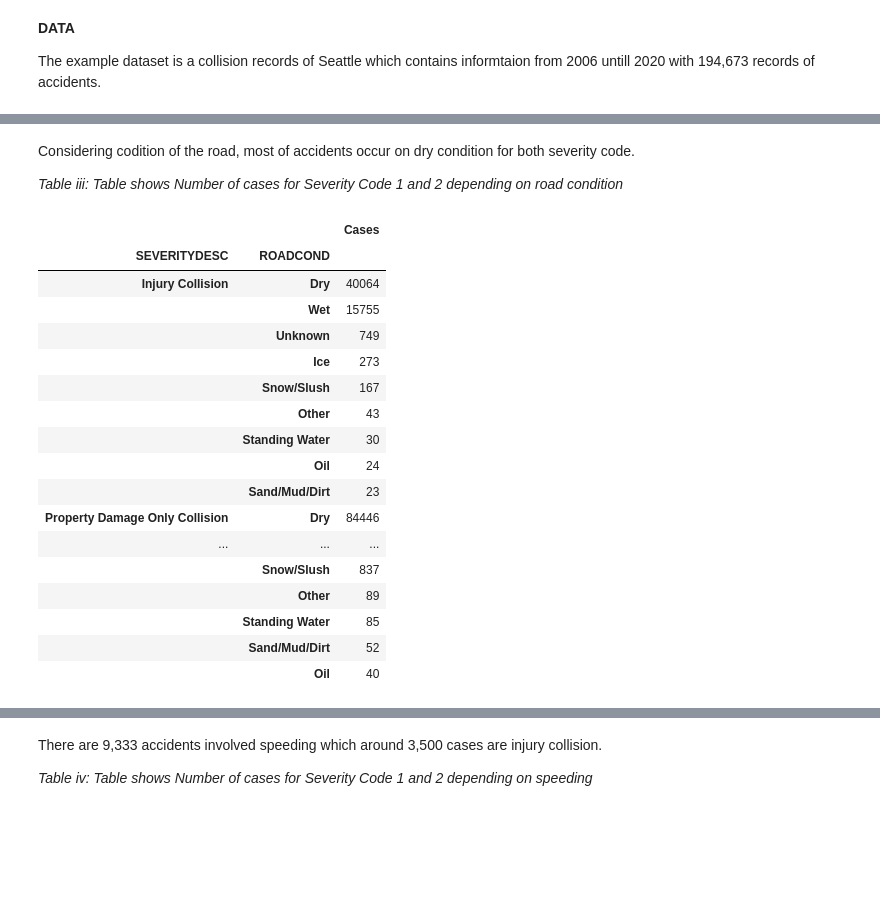
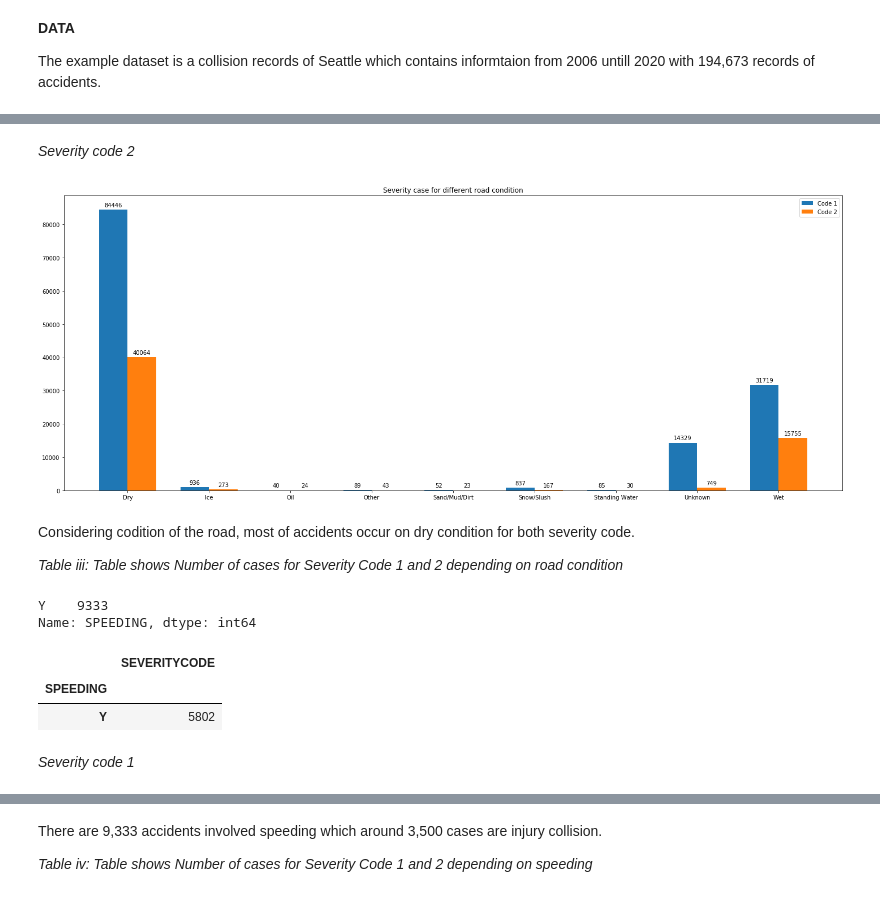
Before and after one commit to ubketsara/Coursera_Capstone, a Jupyter notebook: Car accident severity.ipynb, the cells around one changed output, grey strips where cells are left out. Drawn from its saved outputs; the diff is of its cells as text; code cells hidden in the pictures; blank space fills up the shorter version.

```diff
--- a/Car accident severity.ipynb
+++ b/Car accident severity.ipynb
@@ -106,0 +239,5 @@ pd.DataFrame(data=m.values, index = m.index, columns=['Cases'])
+# %%
+C = df1['ROADCOND'].value_counts()
+# %%
+C_13 = C_1.groupby('ROADCOND').count()
+C_13['SEVERITYCODE'].to_frame()
@@ -106,0 +258,3 @@ pd.DataFrame(data=m.values, index = m.index, columns=['Cases'])
+# %%
+C_23 = C_2.groupby('ROADCOND').count()
+C_23['SEVERITYCODE'].to_frame()
@@ -107,26 +273,52 @@ pd.DataFrame(data=m.values, index = m.index, columns=['Cases'])
+# %% [markdown]
+*Severity code 2*
+# %%
+fig, ax = plt.subplots(figsize= [20,8])
+
+x = np.arange(len(C))
+rects1 = ax.bar(x - width/2, C_13['SEVERITYCODE'], width, label='Code 1')
+rects2 = ax.bar(x + width/2, C_23['SEVERITYCODE'], width, label='Code 2')
+
+ax.set_title('Severity case for different road condition')
+ax.set_xticks(x)
+ax.set_xticklabels(C_23.index)
+ax.legend()
+
+
+def autolabel(rects):
+    """Attach a text label above each bar in *rects*, displaying its height."""
+    for rect in rects:
+        height = rect.get_height()
+        ax.annotate('{}'.format(height),
+                    xy=(rect.get_x() + rect.get_width() / 2, height),
+                    xytext=(0, 3),  # 3 points vertical offset
+                    textcoords="offset points",
+                    ha='center', va='bottom')
+
+
+autolabel(rects1)
+autolabel(rects2)
+fig.tight_layout()
+
+plt.show()
+# %% [output]
+[figure, added]
 # %% [markdown]
 Considering codition of the road, most of accidents occur on dry condition for both severity code.
 
 *Table iii: Table shows Number of cases for Severity Code 1 and 2 depending on road condition*
-# %%
-o = df.groupby('SEVERITYDESC')['ROADCOND'].value_counts().to_frame()
-pd.DataFrame(data=o.values, index = o.index, columns=['Cases'])
-# %% [output]
-|  |  | Cases |
-| SEVERITYDESC | ROADCOND |  |
-| Injury Collision | Dry | 40064 |
-|  | Wet | 15755 |
-|  | Unknown | 749 |
-|  | Ice | 273 |
-|  | Snow/Slush | 167 |
-|  | Other | 43 |
-|  | Standing Water | 30 |
-|  | Oil | 24 |
-|  | Sand/Mud/Dirt | 23 |
-| Property Damage Only Collision | Dry | 84446 |
-| ... | ... | ... |
-|  | Snow/Slush | 837 |
-|  | Other | 89 |
-|  | Standing Water | 85 |
-|  | Sand/Mud/Dirt | 52 |
-|  | Oil | 40 |
+# %%
+D = df1['SPEEDING'].value_counts()
+D
+# %% [output]
+Y    9333
+Name: SPEEDING, dtype: int64
+# %%
+C_14 = C_1.groupby('SPEEDING').count()
+C_14['SEVERITYCODE'].to_frame()
+# %% [output]
+|  | SEVERITYCODE |
+| SPEEDING |  |
+| Y | 5802 |
+# %% [markdown]
+*Severity code 1*
```
Also changed, not shown: parts of 85 cells of this notebook.
